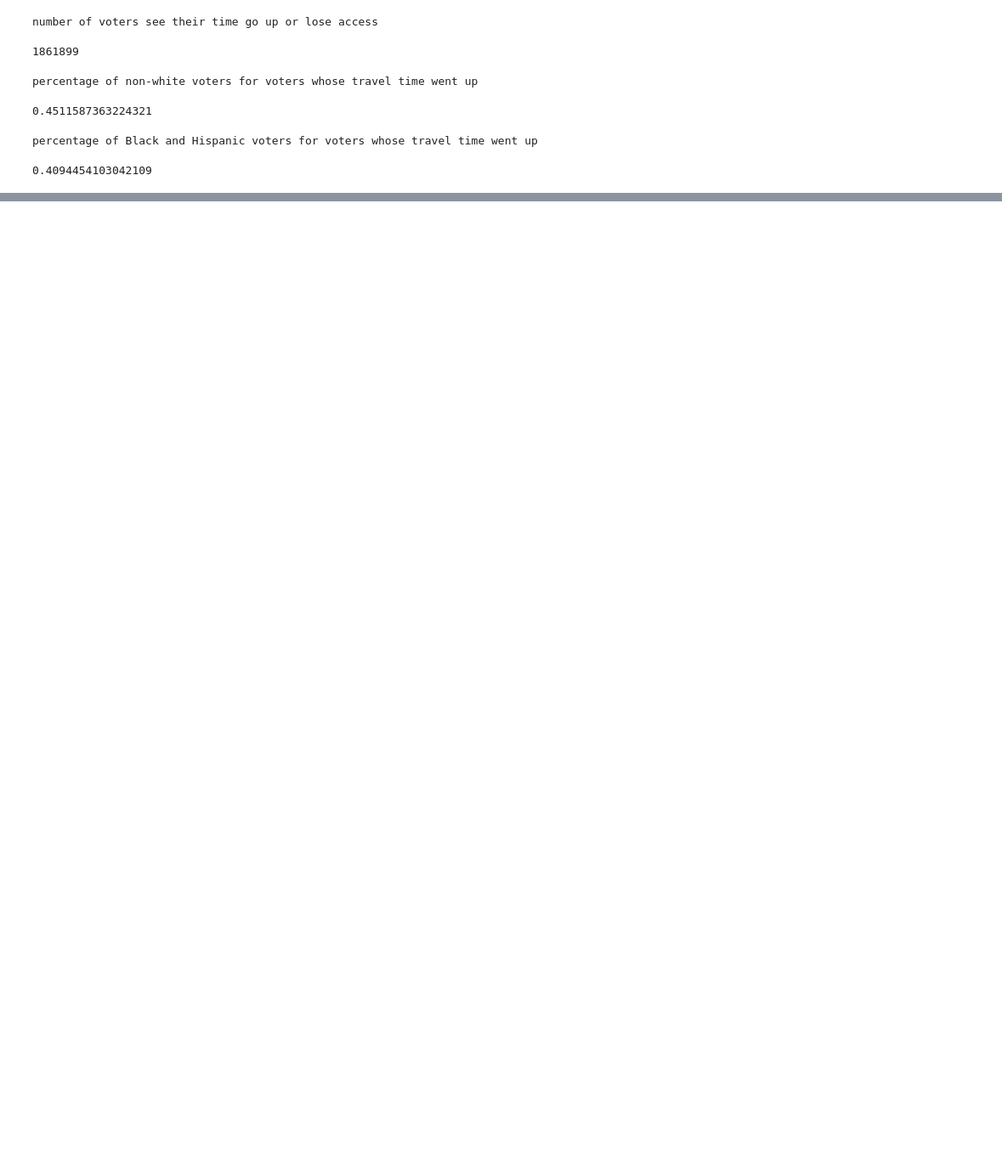
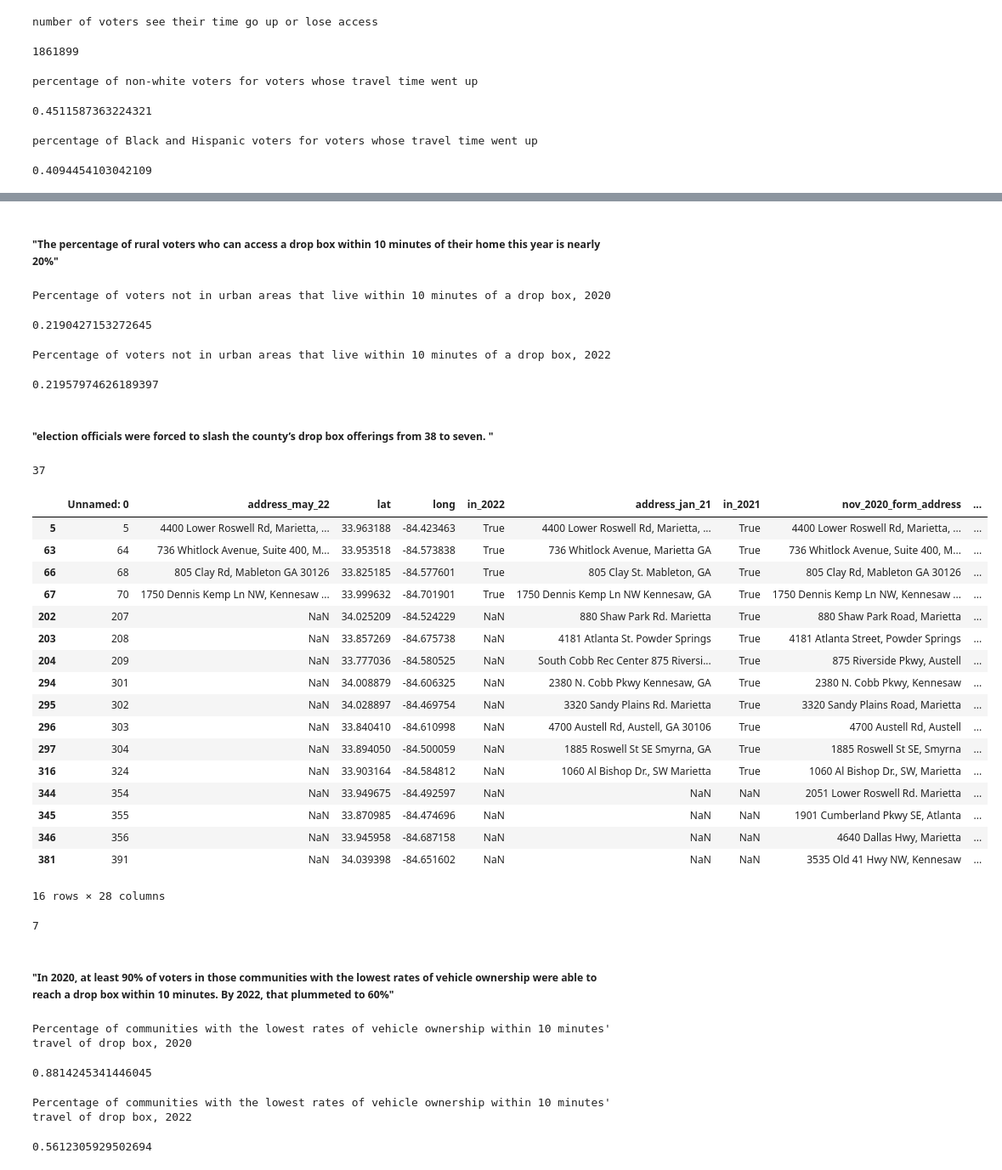
Before and after one commit to NPR-investigations/SB_202_analysis, a Jupyter notebook: 20220603_SB_202_demographic_location_analysis-Copy1.ipynb, the cells around one changed output, grey strips where cells are left out. Shown at 85% size. Saved outputs shown, nothing was run; the diff lists cells and outputs as text; code cells hidden in the pictures; blank space fills up the shorter version.

```diff
--- a/20220603_SB_202_demographic_location_analysis-Copy1.ipynb
+++ b/20220603_SB_202_demographic_location_analysis-Copy1.ipynb
@@ -1028,0 +1448,59 @@ percentage of Black and Hispanic voters for voters whose travel time went up
+# %% [markdown]
+##### "The percentage of rural voters who can access a drop box within 10 minutes of their home this year is nearly 20%"
+# %%
+print ("Percentage of voters not in urban areas that live within 10 minutes of a drop box, 2020")
+len(traveltimemaster6[(traveltimemaster6.urban == 0) & (traveltimemaster6.min_travel_2020_recode == 600)])/len(traveltimemaster6[(traveltimemaster6.urban == 0)])
+# %% [output]
+Percentage of voters not in urban areas that live within 10 minutes of a drop box, 2020
+0.2190427153272645
+# %%
+print ("Percentage of voters not in urban areas that live within 10 minutes of a drop box, 2022")
+len(traveltimemaster6[(traveltimemaster6.urban == 0) & (traveltimemaster6.min_travel_2022_recode == 600)])/len(traveltimemaster6[(traveltimemaster6.urban == 0)])
+# %% [output]
+Percentage of voters not in urban areas that live within 10 minutes of a drop box, 2022
+0.21957974626189397
+# %% [markdown]
+##### "election officials were forced to slash the county’s drop box offerings from 38 to seven. "
+# %%
+len(allboxes1[(allboxes1.in_nov_2020 == 1) & (allboxes1.GEOID == '13121')])
+# %% [output]
+37
+# %%
+(allboxes1[(allboxes1.in_nov_2020 == 1) & (allboxes1.GEOID == '13067')])
+# %% [output]
+|  | Unnamed: 0 | address_may_22 | lat | long | in_2022 | address_jan_21 | in_2021 | nov_2020_form_address | ... |
+| 5 | 5 | 4400 Lower Roswell Rd, Marietta, ... | 33.963188 | -84.423463 | True | 4400 Lower Roswell Rd, Marietta, ... | True | 4400 Lower Roswell Rd, Marietta, ... | ... |
+| 63 | 64 | 736 Whitlock Avenue, Suite 400, M... | 33.953518 | -84.573838 | True | 736 Whitlock Avenue, Marietta GA | True | 736 Whitlock Avenue, Suite 400, M... | ... |
+| 66 | 68 | 805 Clay Rd, Mableton GA 30126 | 33.825185 | -84.577601 | True | 805 Clay St. Mableton, GA | True | 805 Clay Rd, Mableton GA 30126 | ... |
+| 67 | 70 | 1750 Dennis Kemp Ln NW, Kennesaw ... | 33.999632 | -84.701901 | True | 1750 Dennis Kemp Ln NW Kennesaw, GA | True | 1750 Dennis Kemp Ln NW, Kennesaw ... | ... |
+| 202 | 207 | NaN | 34.025209 | -84.524229 | NaN | 880 Shaw Park Rd. Marietta | True | 880 Shaw Park Road, Marietta | ... |
+| 203 | 208 | NaN | 33.857269 | -84.675738 | NaN | 4181 Atlanta St. Powder Springs | True | 4181 Atlanta Street, Powder Springs | ... |
+| 204 | 209 | NaN | 33.777036 | -84.580525 | NaN | South Cobb Rec Center 875 Riversi... | True | 875 Riverside Pkwy, Austell | ... |
+| 294 | 301 | NaN | 34.008879 | -84.606325 | NaN | 2380 N. Cobb Pkwy Kennesaw, GA | True | 2380 N. Cobb Pkwy, Kennesaw | ... |
+| 295 | 302 | NaN | 34.028897 | -84.469754 | NaN | 3320 Sandy Plains Rd. Marietta | True | 3320 Sandy Plains Road, Marietta | ... |
+| 296 | 303 | NaN | 33.840410 | -84.610998 | NaN | 4700 Austell Rd, Austell, GA 30106 | True | 4700 Austell Rd, Austell | ... |
+| 297 | 304 | NaN | 33.894050 | -84.500059 | NaN | 1885 Roswell St SE Smyrna, GA | True | 1885 Roswell St SE, Smyrna | ... |
+| 316 | 324 | NaN | 33.903164 | -84.584812 | NaN | 1060 Al Bishop Dr., SW Marietta | True | 1060 Al Bishop Dr., SW, Marietta | ... |
+| 344 | 354 | NaN | 33.949675 | -84.492597 | NaN | NaN | NaN | 2051 Lower Roswell Rd. Marietta | ... |
+| 345 | 355 | NaN | 33.870985 | -84.474696 | NaN | NaN | NaN | 1901 Cumberland Pkwy SE, Atlanta | ... |
+| 346 | 356 | NaN | 33.945958 | -84.687158 | NaN | NaN | NaN | 4640 Dallas Hwy, Marietta | ... |
+| 381 | 391 | NaN | 34.039398 | -84.651602 | NaN | NaN | NaN | 3535 Old 41 Hwy NW, Kennesaw | ... |
+16 rows × 28 columns
+# %%
+len(allboxes1[(allboxes1.in_2022 == 1) & (allboxes1.GEOID == '13121')])
+# %% [output]
+7
+# %% [markdown]
+##### "In 2020, at least 90% of voters in those communities with the lowest rates of vehicle ownership were able to reach a drop box within 10 minutes. By 2022, that plummeted to 60%"
+# %%
+print("Percentage of communities with the lowest rates of vehicle ownership within 10 minutes' travel of drop box, 2020 ")
+len(traveltimemaster6[(traveltimemaster6.no_car == 1) & (traveltimemaster6.min_travel_2020_recode == 600)])/len(traveltimemaster6[(traveltimemaster6.no_car == 1)])
+# %% [output]
+Percentage of communities with the lowest rates of vehicle ownership within 10 minutes' travel of drop box, 2020
+0.8814245341446045
+# %%
+print("Percentage of communities with the lowest rates of vehicle ownership within 10 minutes' travel of drop box, 2022 ")
+len(traveltimemaster6[(traveltimemaster6.no_car == 1) & (traveltimemaster6.min_travel_2022_recode == 600)])/len(traveltimemaster6[(traveltimemaster6.no_car == 1)])
+# %% [output]
+Percentage of communities with the lowest rates of vehicle ownership within 10 minutes' travel of drop box, 2022
+0.5612305929502694
```
Also changed, not shown: parts of 92 cells of this notebook.
